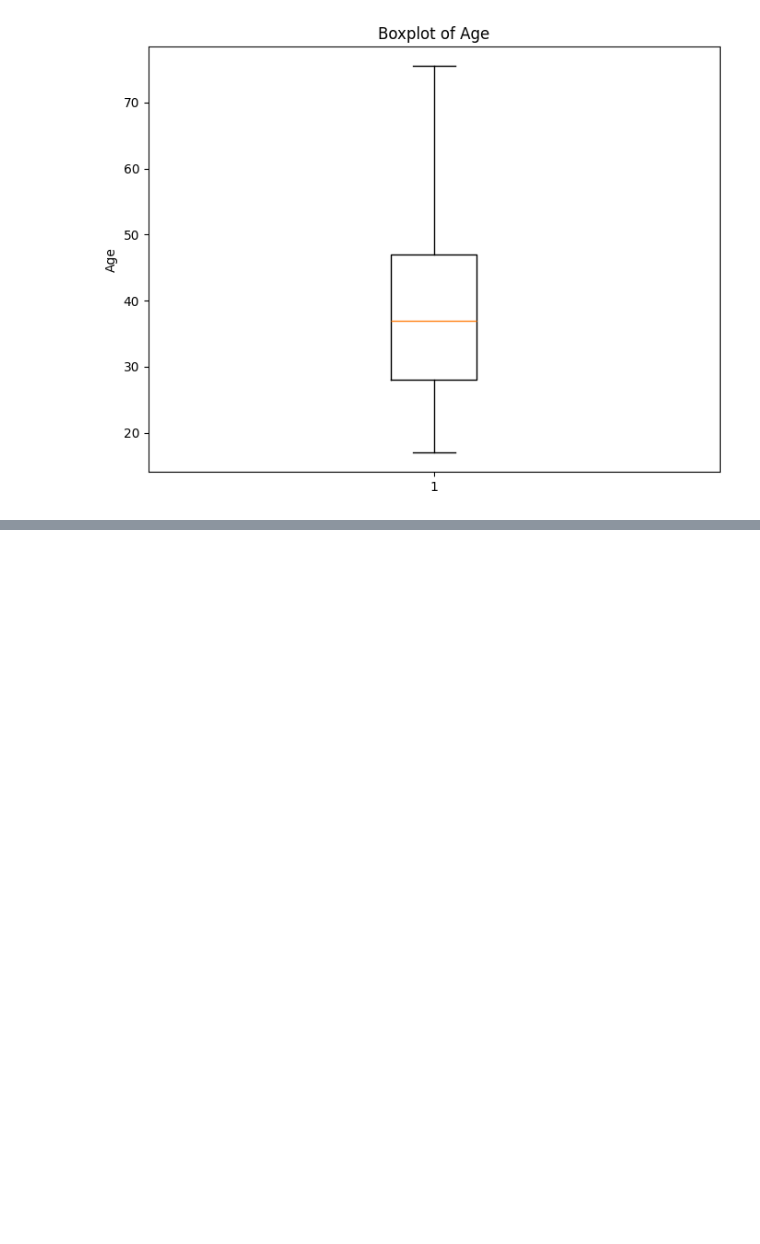
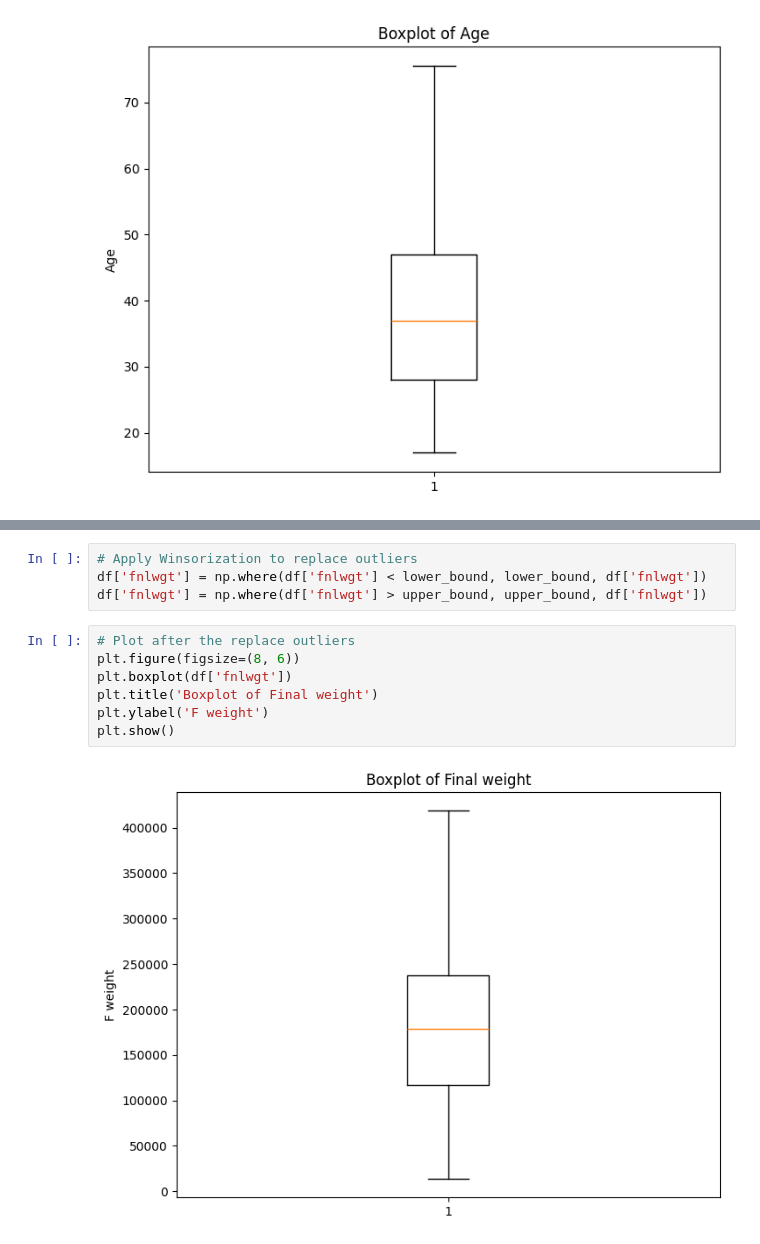
Before and after one commit to Naveen-Savi08/Income-Prediction, a Jupyter notebook: Preprocessing.ipynb, the cells around one changed output, grey strips where cells are left out. Cells and saved outputs as stored; diff of their text form; blank space fills up the shorter version.

```diff
--- a/Preprocessing.ipynb
+++ b/Preprocessing.ipynb
@@ -247,0 +280,13 @@ plt.show()
+# %%
+# Apply Winsorization to replace outliers
+df['fnlwgt'] = np.where(df['fnlwgt'] < lower_bound, lower_bound, df['fnlwgt'])
+df['fnlwgt'] = np.where(df['fnlwgt'] > upper_bound, upper_bound, df['fnlwgt'])
+# %%
+# Plot after the replace outliers
+plt.figure(figsize=(8, 6))
+plt.boxplot(df['fnlwgt'])
+plt.title('Boxplot of Final weight')
+plt.ylabel('F weight')
+plt.show()
+# %% [output]
+[figure, added]
```
Also changed, not shown: parts of 9 cells of this notebook.
